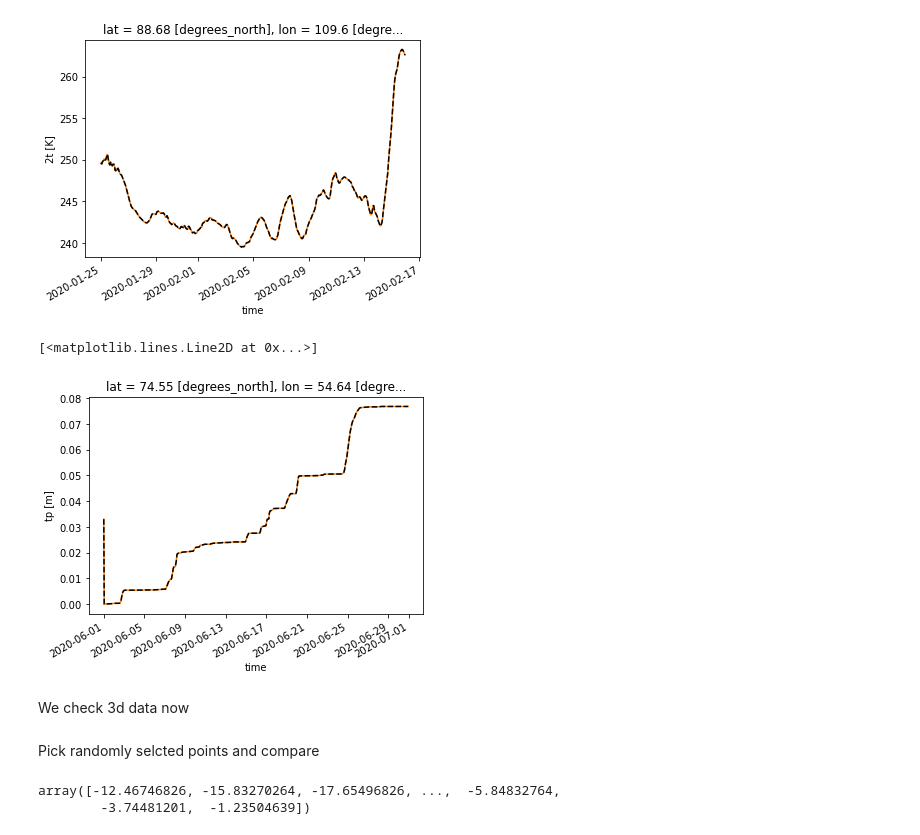
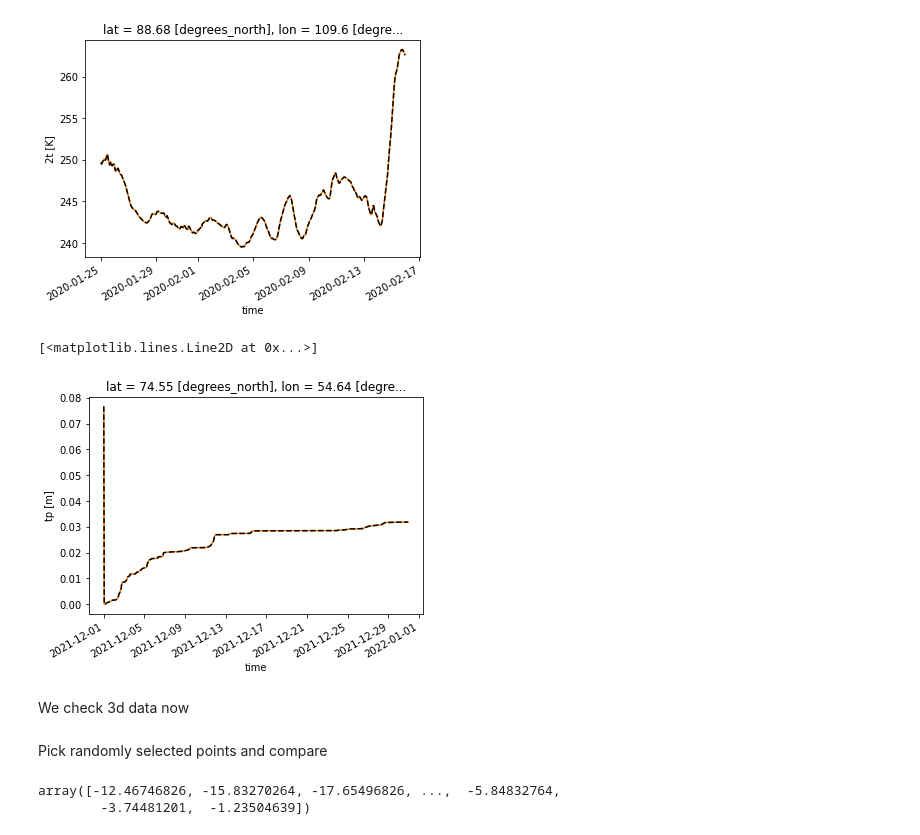
Before and after one commit to nextGEMS/nextGems_Cycle2, a Jupyter notebook: IFS/STARTHERE_IFS-concat_comparison.ipynb, the cells around one changed output. Saved outputs shown, nothing was run; the diff lists cells and outputs as text; code cells hidden in the pictures.

```diff
--- a/IFS/STARTHERE_IFS-concat_comparison.ipynb
+++ b/IFS/STARTHERE_IFS-concat_comparison.ipynb
@@ -67,11 +70,11 @@ data.sel(time=slice('2020-01-25','2020-02-15')).isel(value=1000)['2t'].plot(ls='
 [<matplotlib.lines.Line2D at 0x...>]
 [figure]
 # %%
-data_conc.sel(time=slice('2020-06-01','2020-06-30')).isel(value=100000)['tp'].plot(c='C1')
-data.sel(time=slice('2020-06-01','2020-06-30')).isel(value=100000)['tp'].plot(ls='--',c='k')
+data_conc.sel(time=slice('2021-12-01','2021-12-30')).isel(value=100000)['tp'].plot(c='C1')
+data.sel(time=slice('2021-12-01','2021-12-30')).isel(value=100000)['tp'].plot(ls='--',c='k')
 # %% [output]
 [<matplotlib.lines.Line2D at 0x...>]
-[figure, old version]
+[figure, new version]
 # %% [markdown]
 We check 3d data now
 # %%
@@ -86,7 +89,7 @@ run = cat.IFS["tco1279-orca025"]
 #data = run.ICMU_atm2d.to_dask()
 data = run.ICMU_atm3d.to_dask()
 # %% [markdown]
-Pick randomly selcted points and compare
+Pick randomly selected points and compare
 # %%
 data.u.isel(time=2200,level=18).values[:10000000]
 # %% [output]
```
Also changed, not shown: parts of 5 cells of this notebook.
